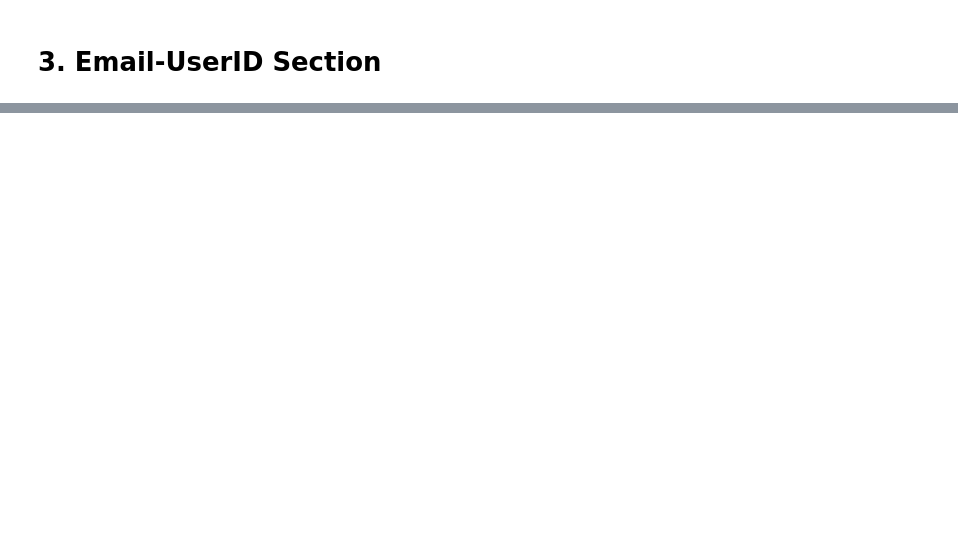
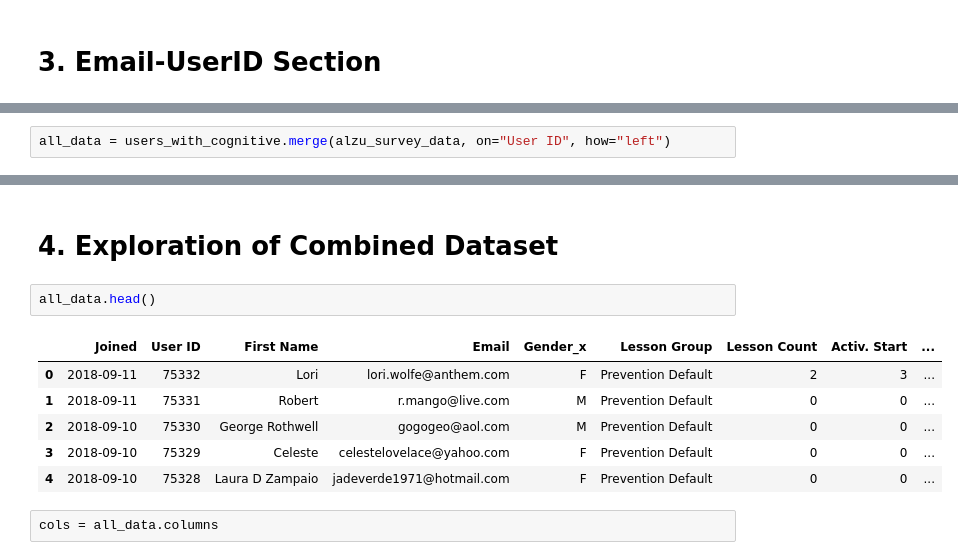
Before and after one commit to trallen91/Trace, a Jupyter notebook: 2018.09.05_AlzU_Data_Analysis.ipynb, the cells around one changed output, grey strips where cells are left out. Saved outputs shown, nothing was run; the diff lists cells and outputs as text; blank space fills up the shorter version.

```diff
--- a/2018.09.05_AlzU_Data_Analysis.ipynb
+++ b/2018.09.05_AlzU_Data_Analysis.ipynb
@@ -96,0 +252,2 @@ AlzU_Users
+# %%
+all_data = users_with_cognitive.merge(alzu_survey_data, on="User ID", how="left")
@@ -96,0 +258,13 @@ AlzU_Users
+# %% [markdown]
+# 4. Exploration of Combined Dataset
+# %%
+all_data.head()
+# %% [output]
+|  | Joined | User ID | First Name | Email | Gender_x | Lesson Group | Lesson Count | Activ. Start | ... |
+| 0 | 2018-09-11 | 75332 | Lori | lori.wolfe@anthem.com | F | Prevention Default | 2 | 3 | ... |
+| 1 | 2018-09-11 | 75331 | Robert | r.mango@live.com | M | Prevention Default | 0 | 0 | ... |
+| 2 | 2018-09-10 | 75330 | George Rothwell | gogogeo@aol.com | M | Prevention Default | 0 | 0 | ... |
+| 3 | 2018-09-10 | 75329 | Celeste | celestelovelace@yahoo.com | F | Prevention Default | 0 | 0 | ... |
+| 4 | 2018-09-10 | 75328 | Laura D Zampaio | jadeverde1971@hotmail.com | F | Prevention Default | 0 | 0 | ... |
+# %%
+cols = all_data.columns
```
Also changed, not shown: parts of 71 cells of this notebook.
